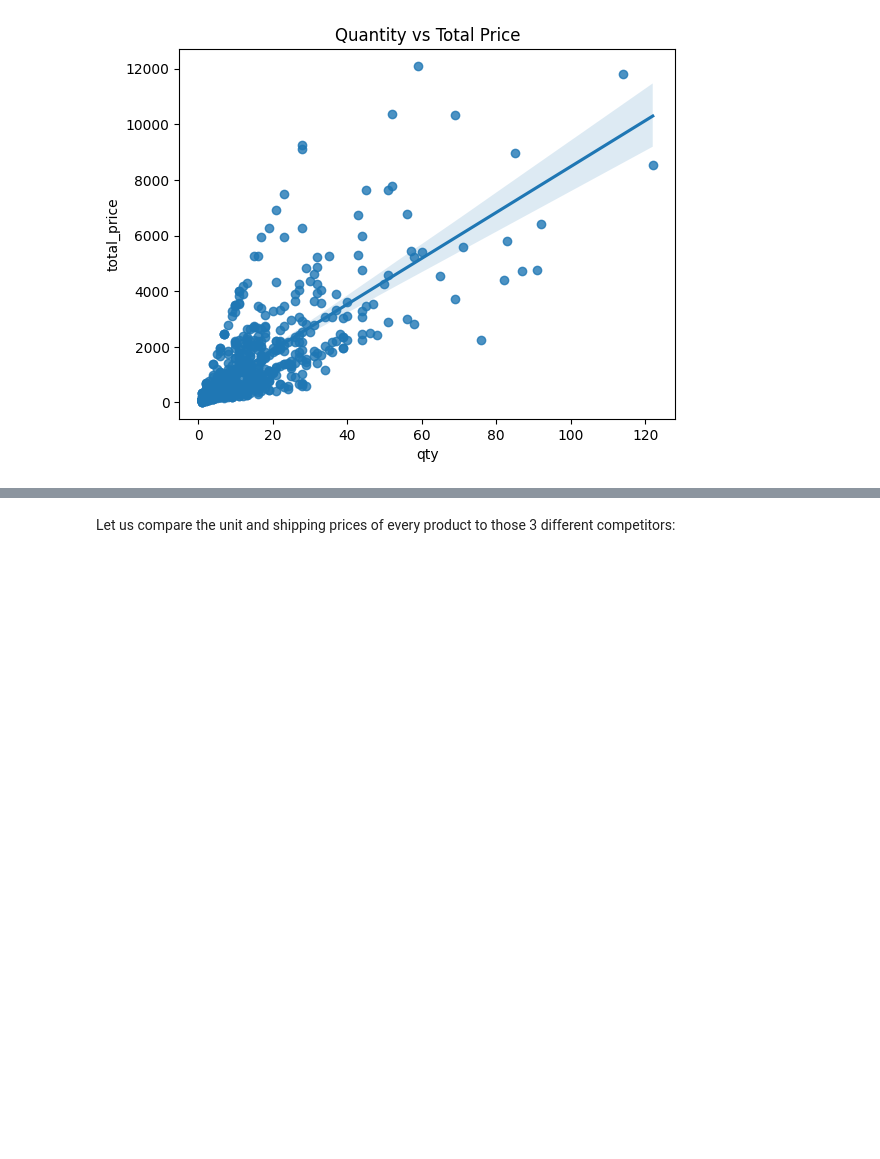
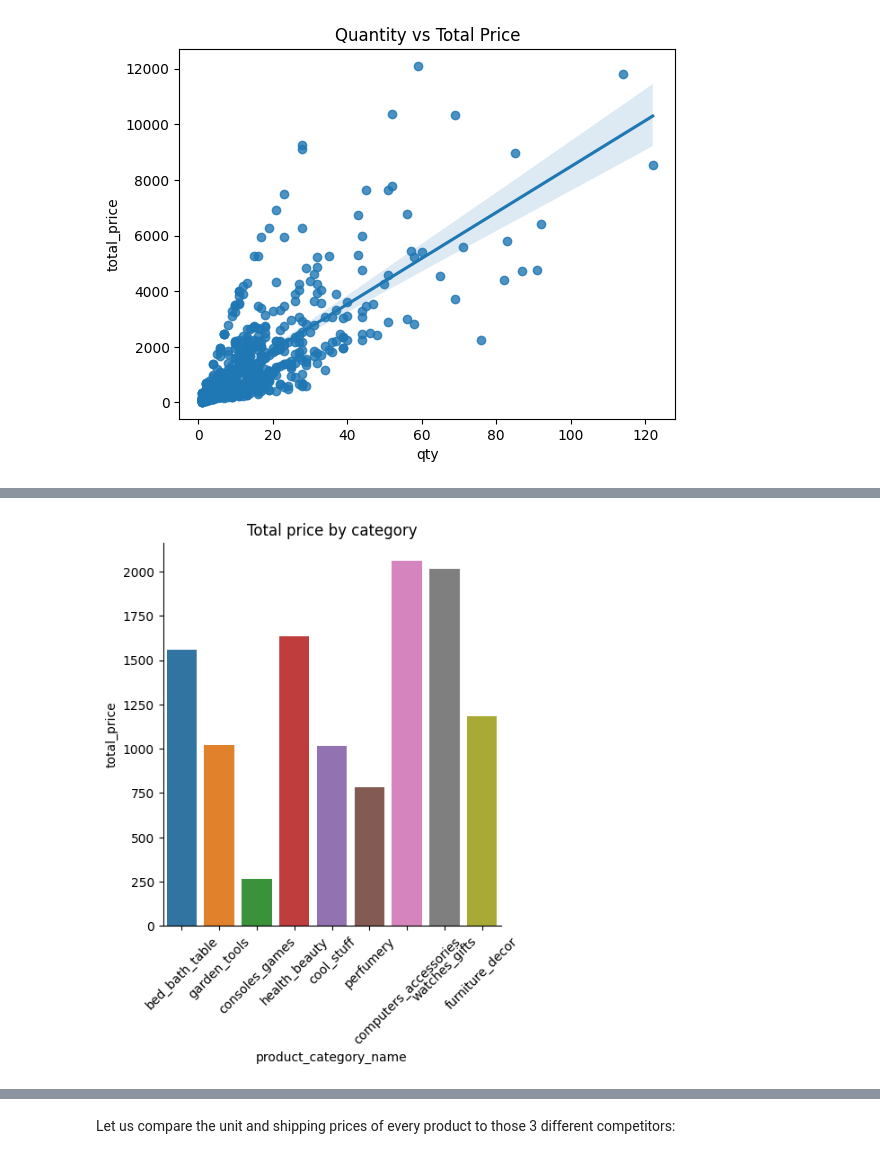
Before and after one commit to earo12/Retail-Price-Optimization, a Jupyter notebook: Retail_Price_Optimization.ipynb, the cells around one changed output, grey strips where cells are left out. Cells and saved outputs as stored; diff of their text form; code cells hidden in the pictures; blank space fills up the shorter version.

```diff
--- a/Retail_Price_Optimization.ipynb
+++ b/Retail_Price_Optimization.ipynb
@@ -147,6 +147,13 @@ fig = px.bar(df,x = 'product_category_name', y = 'total_price', title = 'Total p
 fig.show()
 # %% [output]
 [interactive output not drawn]
+# %%
+sns.catplot(df,x = 'product_category_name', y = 'total_price',errorbar= None, kind = 'bar')
+plt.title('Total price by category')
+plt.xticks(rotation = 45)
+plt.show()
+# %% [output]
+[figure, added]
 # %%
 fig = px.bar(df, x = 'product_category_name', y = 'unit_price', title = 'Unit price by Category')
 fig.show()
```
